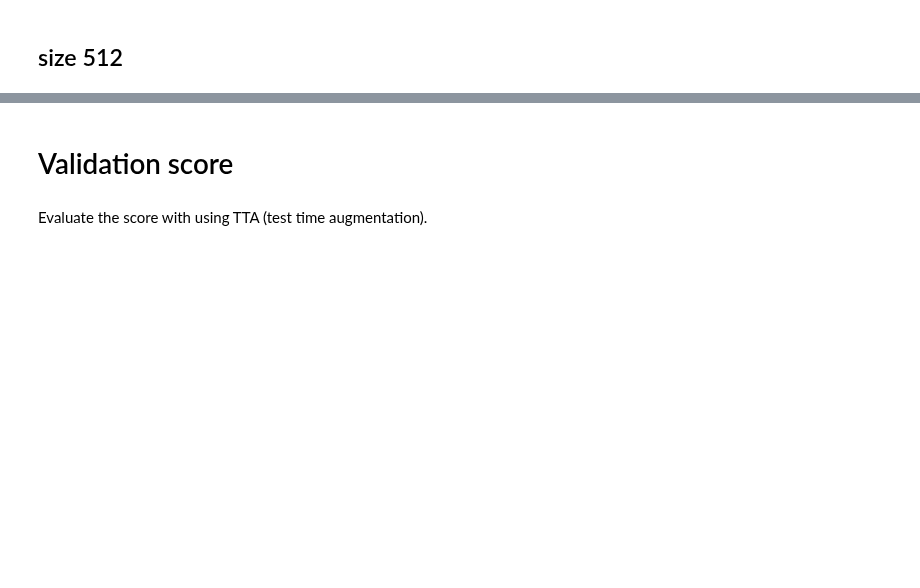
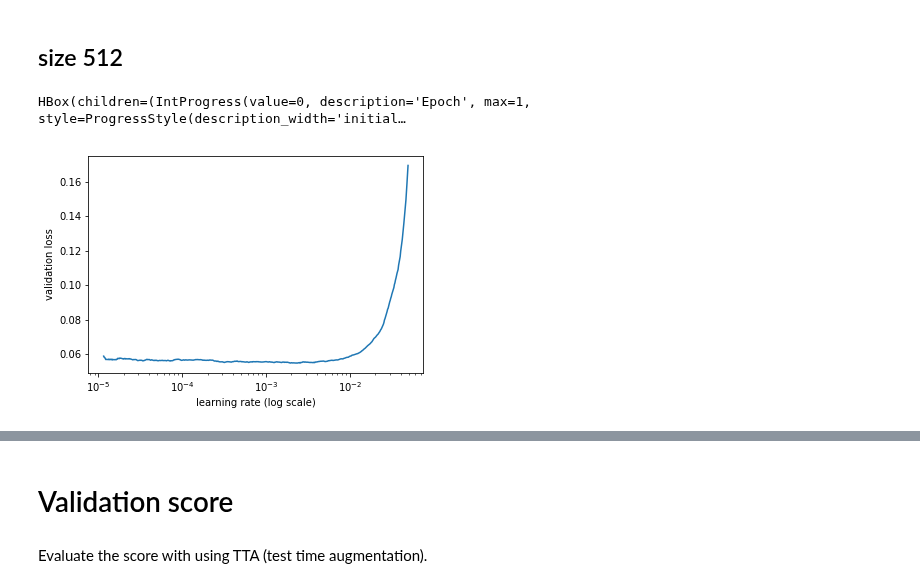
Before and after one commit to ChristophNeuner/human-protein-atlas-image-classification, a Jupyter notebook: fastaiV07.ipynb, the cells around one changed output, grey strips where cells are left out. Saved outputs shown, nothing was run; the diff lists cells and outputs as text; code cells hidden in the pictures; blank space fills up the shorter version.

```diff
--- a/fastaiV07.ipynb
+++ b/fastaiV07.ipynb
@@ -599,0 +633,24 @@ learner.summary
+# %%
+lr = 1e-4
+with warnings.catch_warnings():
+    warnings.simplefilter("ignore")
+    learner.fit(lr,1)
+
+learner.unfreeze()
+lrs=np.array([lr/10,lr/3,lr])
+
+with warnings.catch_warnings():
+    warnings.simplefilter("ignore")
+    learner.fit(lrs/4,4,cycle_len=2,use_clr=(10,20))
+
+with warnings.catch_warnings():
+    warnings.simplefilter("ignore")
+    learner.fit(lrs/16,2,cycle_len=4,use_clr=(10,20))
+
+learner.sched.plot_lr()
+
+with warnings.catch_warnings():
+    warnings.simplefilter("ignore")
+    learner.fit(lrs/32,1,cycle_len=8,use_clr=(10,20))
+# %%
+name = 'resnet34_sz256_bs64_fastaiV07_base(all_cls)_and_extra_data(only_cls:[8, 9, 10, 15, 17, 20,24, 26, 27])_pngs_512'
@@ -604,0 +661,21 @@ bs = 32
+# %%
+sz = 512
+bs = 32
+
+md = get_data(sz,bs)
+if(arch in [inception_v3]):
+    learner = ConvLearner.pretrained(arch, md, ps=0.5, xtra_cut=1) #dropout 50%
+else:
+    learner = ConvLearner.pretrained(arch, md, ps=0.5, xtra_cut=0) #dropout 50%
+learner.opt_fn = optim.Adam
+learner.clip = 1.0 #gradient clipping
+learner.metrics = [acc, f1_score_fastai]
+learner.load(name)
+
+with warnings.catch_warnings():
+    warnings.simplefilter("ignore")
+    learner.lr_find()
+learner.sched.plot()
+# %% [output]
+HBox(children=(IntProgress(value=0, description='Epoch', max=1, style=ProgressStyle(description_width='initial…
+[figure, added]
```
Also changed, not shown: parts of 28 cells of this notebook.
